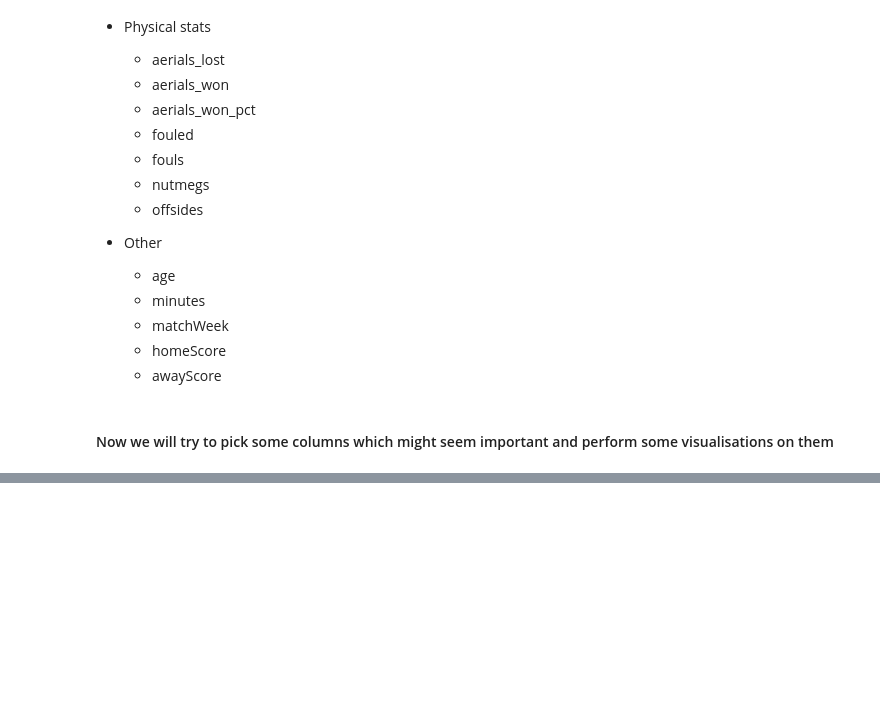
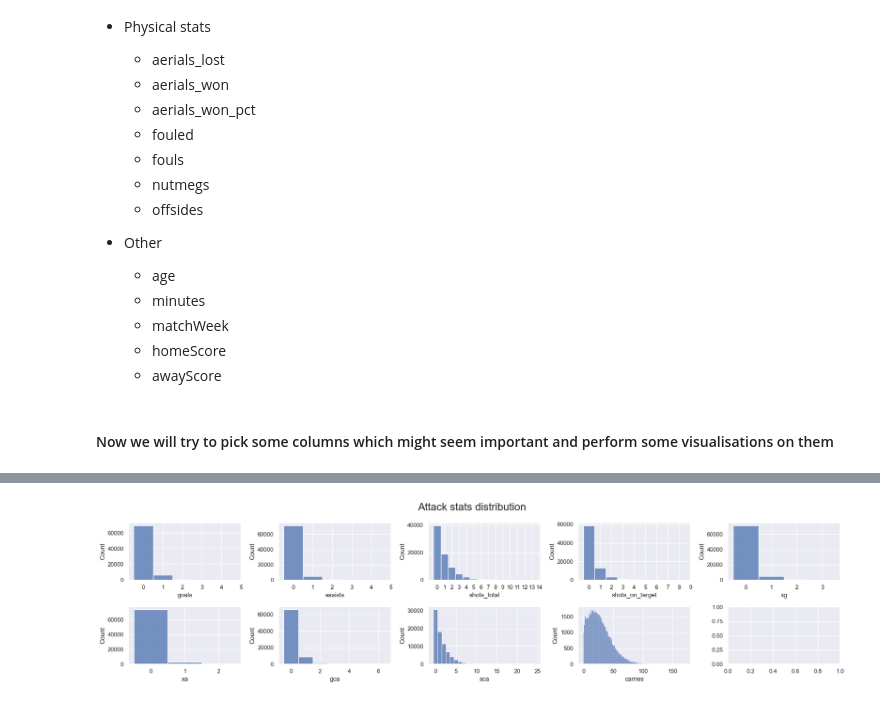
Before and after one commit to tomaszzywicki/Soccer-matches-data-analysis, a Jupyter notebook: code/EDA.ipynb, the cells around one changed output, grey strips where cells are left out. Cells and saved outputs as stored; diff of their text form; code cells hidden in the pictures; blank space fills up the shorter version.

Commit message:
add functions to plot variable distributions and these distributions

```diff
--- a/code/EDA.ipynb
+++ b/code/EDA.ipynb
@@ -238,10 +238,10 @@ important_cols = [
     ('other', ['age', 'minutes', 'homeScore', 'awayScore'])
 ]
 # %%
-def plot_hist_integers(df, column, ax=None):
-    min_value = int(df[column].min())
-    max_value = int(df[column].max())
-    plot = sns.histplot(df[column], bins=max_value-min_value+1, ax=ax)
-    plot.set_xlim(left=min_value)
-    plt.title('Histogram of ' + column)
-    return plot
+def plot_integer_hist(df, column, ax):
+    bins = np.arange(df[column].min(), df[column].max() + 1.5) - 0.5
+    sns.histplot(df[column], bins=bins, ax=ax)
+
+    has_fractional_values = any(df[column] % 1 != 0)
+    if not has_fractional_values:
+        ax.set_xticks(bins + 0.5)
@@ -270,0 +251,13 @@ Attack stats:
+# %%
+def create_subplots(df, columns, rows, cols, figsize=(15, 10), title=None):
+    fig, axs = plt.subplots(rows, cols, figsize=figsize)
+    axs = axs.flatten()
+    for i, col in enumerate(columns):
+        plot_integer_hist(df, col, axs[i])
+    if title:
+        plt.suptitle(title, fontsize=20)
+    plt.tight_layout()
+# %%
+create_subplots(df_home, important_cols[0][1], 2, 5, figsize=(20, 5), title='Attack stats distribution')
+# %% [output]
+[figure, added]
```
Also changed, not shown: parts of 8 cells of this notebook, 1 other file.
